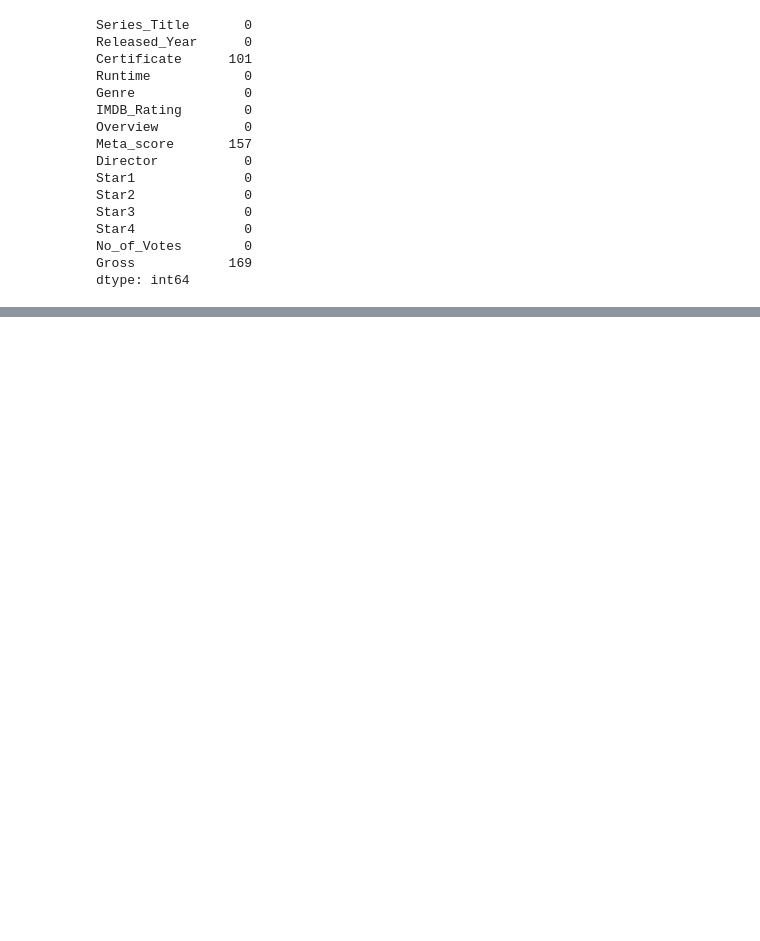
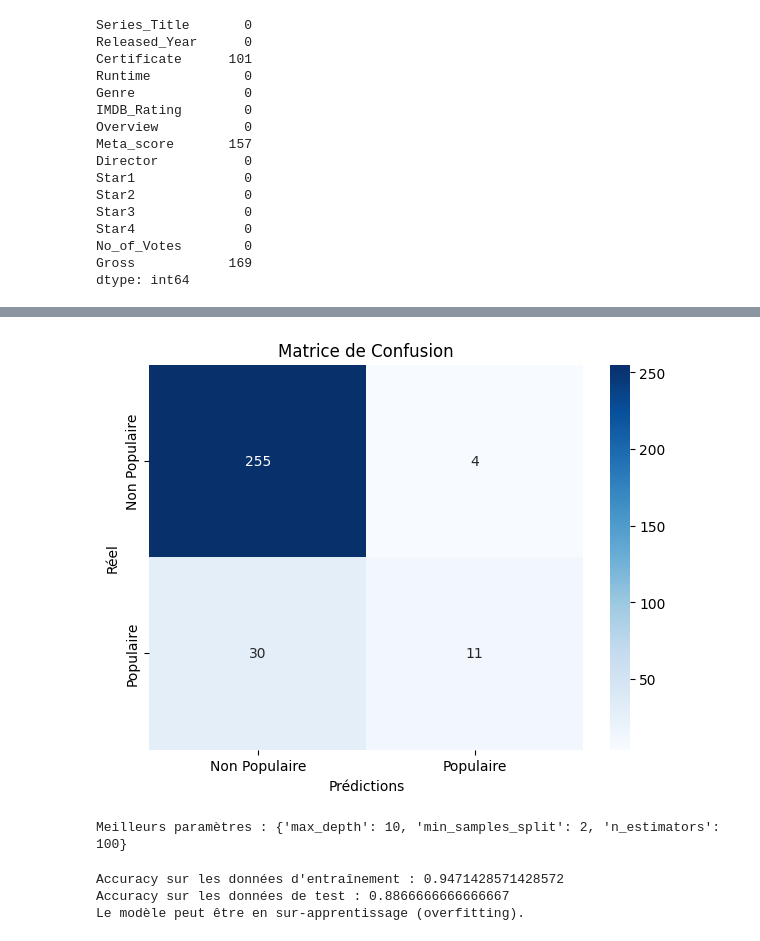
Before and after one commit to HaileSa/ML_IMDbSeries, a Jupyter notebook: imdbseries.ipynb, the cells around one changed output, grey strips where cells are left out. Cells and saved outputs as stored; diff of their text form; code cells hidden in the pictures; blank space fills up the shorter version.

```diff
--- a/imdbseries.ipynb
+++ b/imdbseries.ipynb
@@ -155,0 +254,13 @@ data.head()
+# %%
+from sklearn.ensemble import RandomForestClassifier
+
+# Initialisation du modèle avec des paramètres choisis
+rf = RandomForestClassifier(n_estimators=100, max_depth=10, min_samples_split=5, random_state=42)
+
+# Entraînement du modèle
+rf.fit(X_train, y_train)
+
+# Affichage de l'accuracy
+from sklearn.metrics import accuracy_score
+y_pred = rf.predict(X_test)
+print(f'Précision : {accuracy_score(y_test, y_pred)}')
@@ -155,0 +298,55 @@ data.head()
+# %%
+import seaborn as sns
+import matplotlib.pyplot as plt
+from sklearn.metrics import confusion_matrix
+
+
+cm = confusion_matrix(y_test, y_pred)
+
+plt.figure(figsize=(7, 5))
+sns.heatmap(cm, annot=True, fmt='d', cmap='Blues', xticklabels=['Non Populaire', 'Populaire'], yticklabels=['Non Populaire', 'Populaire'])
+plt.xlabel('Prédictions')
+plt.ylabel('Réel')
+plt.title('Matrice de Confusion')
+plt.show()
+# %% [output]
+[figure, added]
+# %%
+from sklearn.model_selection import GridSearchCV
+
+# Définir la grille de paramètres pour la recherche
+param_grid = {
+    'n_estimators': [50, 100, 200],
+    'max_depth': [5, 10, 15],
+    'min_samples_split': [2, 5, 10]
+}
+
+# Initialisation du GridSearchCV
+grid_search = GridSearchCV(estimator=RandomForestClassifier(random_state=42), param_grid=param_grid, cv=3, scoring='accuracy', n_jobs=-1)
+
+# Entraînement de la recherche sur la grille
+grid_search.fit(X_train, y_train)
+
+# Affichage des meilleurs paramètres
+print(f"Meilleurs paramètres : {grid_search.best_params_}")
+# %% [output]
+Meilleurs paramètres : {'max_depth': 10, 'min_samples_split': 2, 'n_estimators': 100}
+# %%
+
+train_accuracy = rf.score(X_train, y_train)
+test_accuracy = rf.score(X_test, y_test)
+
+print(f"Accuracy sur les données d'entraînement : {train_accuracy}")
+print(f"Accuracy sur les données de test : {test_accuracy}")
+
+# Analyse :
+if train_accuracy > test_accuracy:
+    print("Le modèle peut être en sur-apprentissage (overfitting).")
+elif train_accuracy < test_accuracy:
+    print("Le modèle est probablement sous-appris (underfitting).")
+else:
+    print("Le modèle semble bien équilibré.")
+# %% [output]
+Accuracy sur les données d'entraînement : 0.9471428571428572
+Accuracy sur les données de test : 0.8866666666666667
+Le modèle peut être en sur-apprentissage (overfitting).
```
Also changed, not shown: parts of 16 cells of this notebook, 1 other file.
